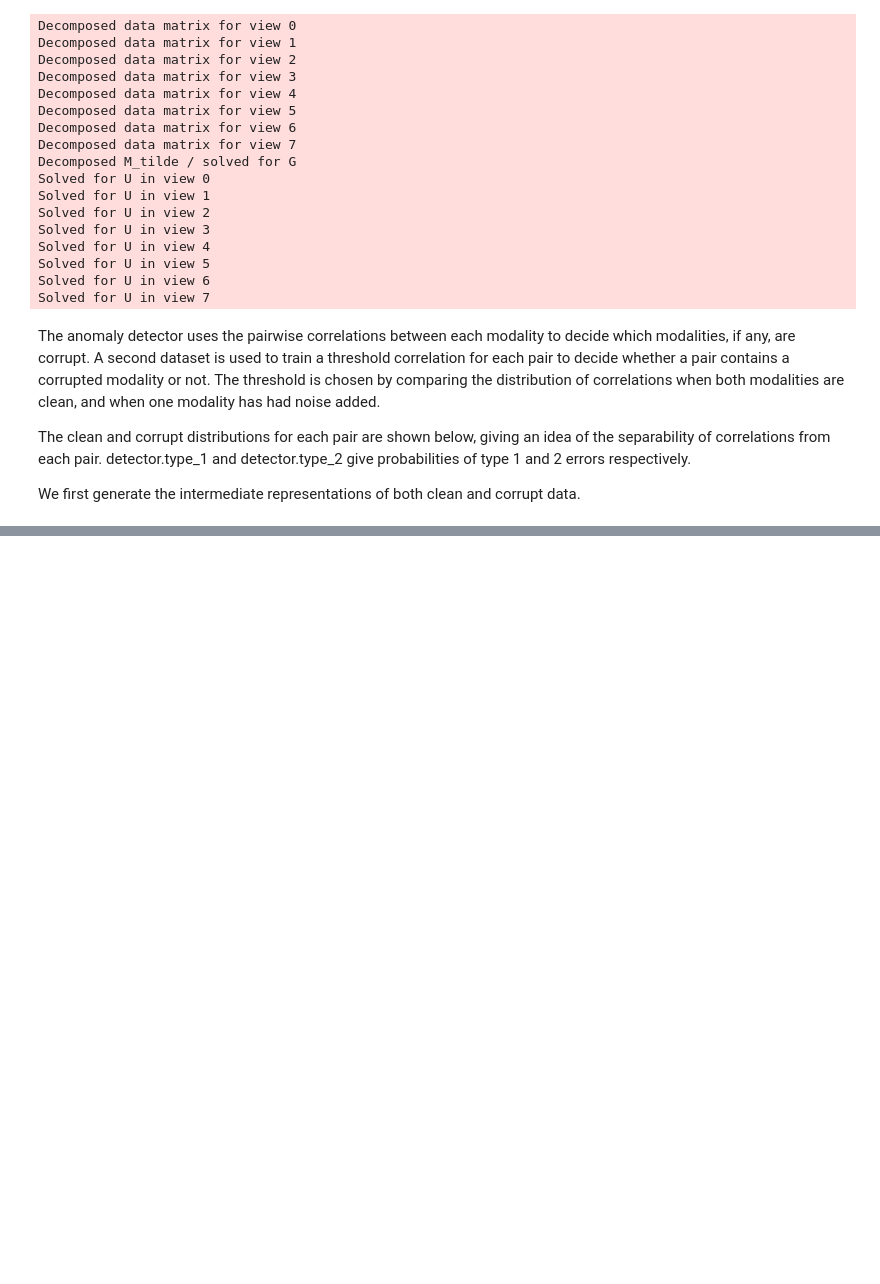
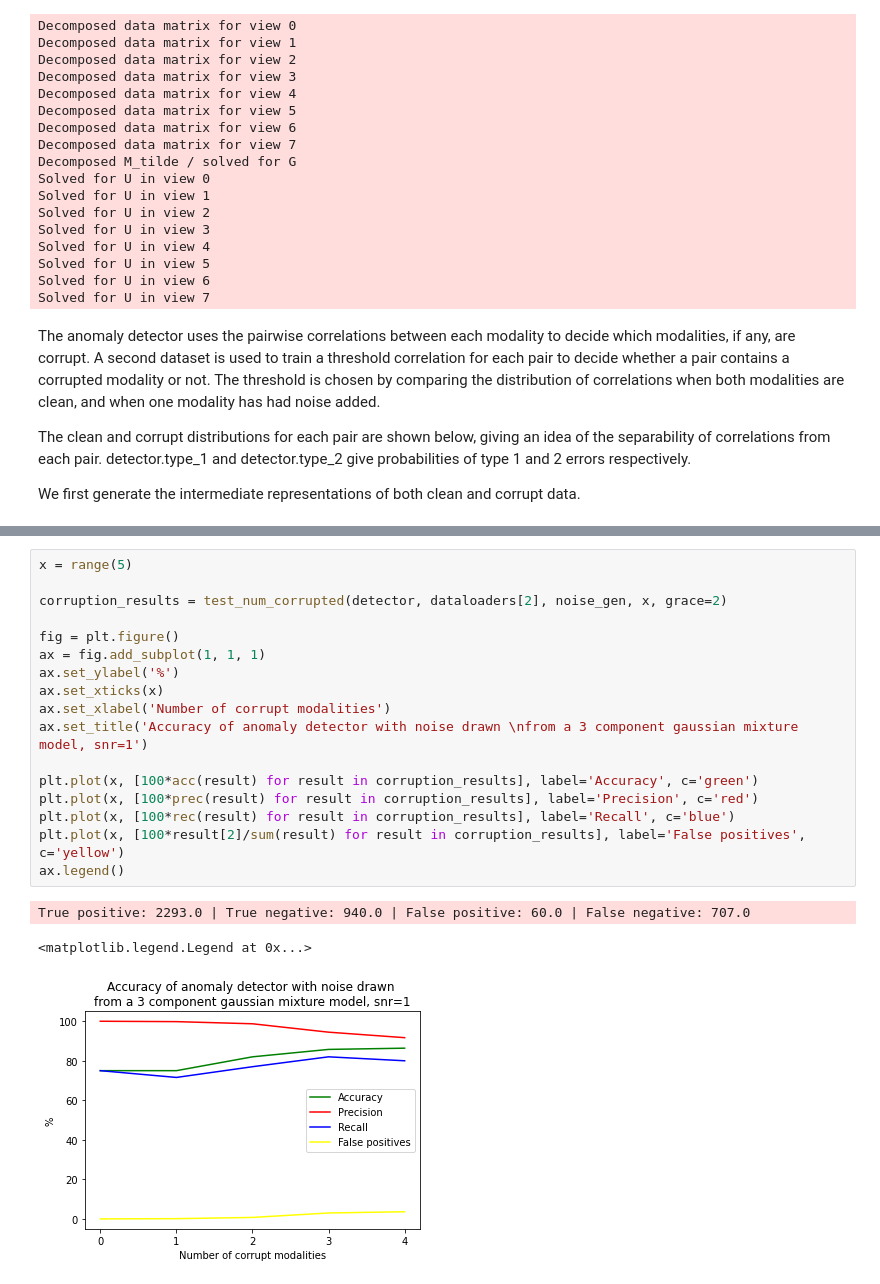
Before and after one commit to chalkywoods/robust-mm, a Jupyter notebook: mm-fit_anomaly_detection.ipynb, the cells around one changed output, grey strips where cells are left out. Saved outputs shown, nothing was run; the diff lists cells and outputs as text; blank space fills up the shorter version.

```diff
--- a/mm-fit_anomaly_detection.ipynb
+++ b/mm-fit_anomaly_detection.ipynb
@@ -280,0 +292,21 @@ array([ 78., 149.,   1.,  12.])
+# %%
+x = range(5)
+
+corruption_results = test_num_corrupted(detector, dataloaders[2], noise_gen, x, grace=2)
+
+fig = plt.figure()
+ax = fig.add_subplot(1, 1, 1)
+ax.set_ylabel('%')
+ax.set_xticks(x)
+ax.set_xlabel('Number of corrupt modalities')
+ax.set_title('Accuracy of anomaly detector with noise drawn \nfrom a 3 component gaussian mixture model, snr=1')
+
+plt.plot(x, [100*acc(result) for result in corruption_results], label='Accuracy', c='green')
+plt.plot(x, [100*prec(result) for result in corruption_results], label='Precision', c='red')
+plt.plot(x, [100*rec(result) for result in corruption_results], label='Recall', c='blue')
+plt.plot(x, [100*result[2]/sum(result) for result in corruption_results], label='False positives', c='yellow')
+ax.legend()
+# %% [output]
+True positive: 2293.0 | True negative: 940.0 | False positive: 60.0 | False negative: 707.0
+<matplotlib.legend.Legend at 0x...>
+[figure, added]
```
Also changed, not shown: parts of 13 cells of this notebook, 2 other files.
